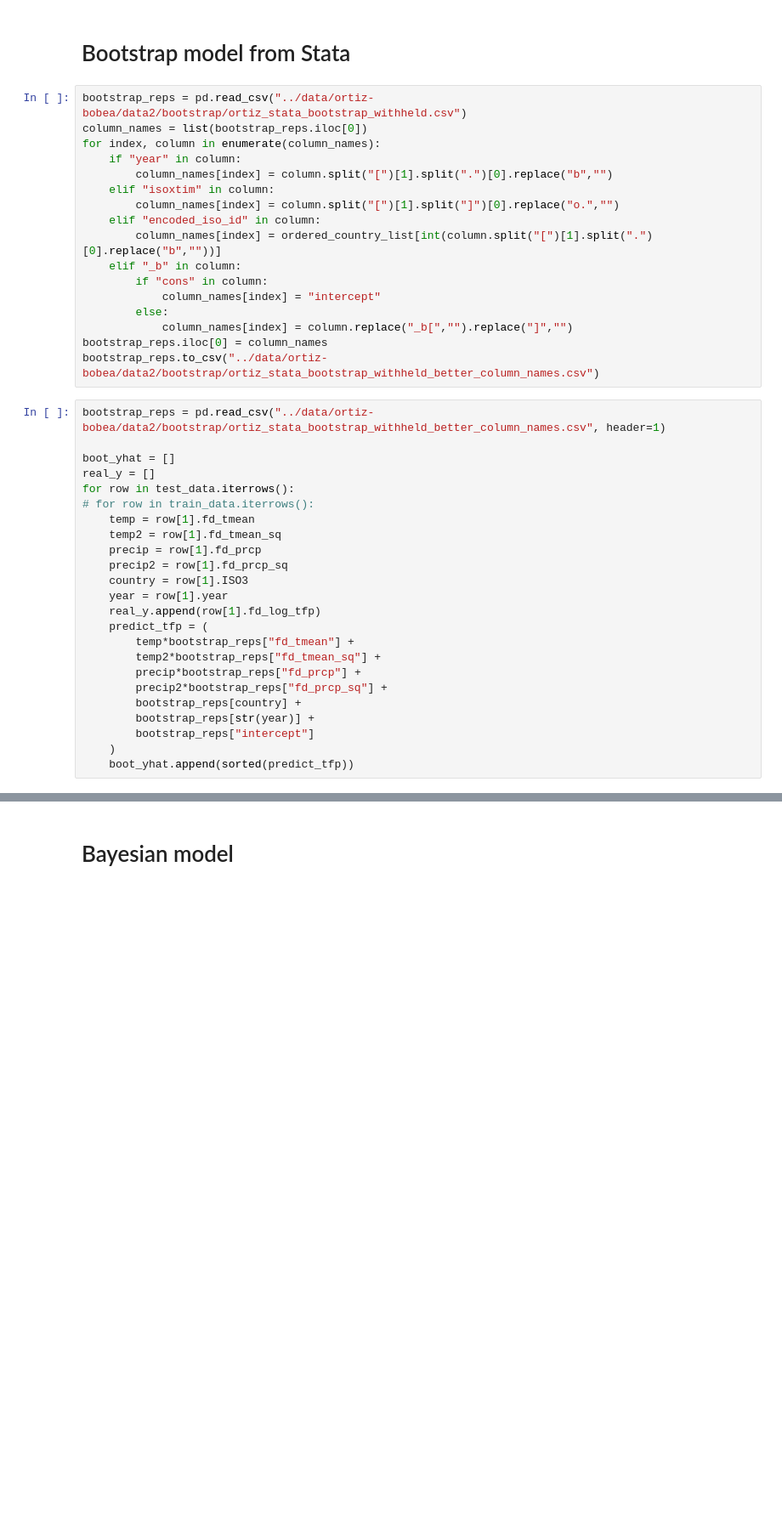
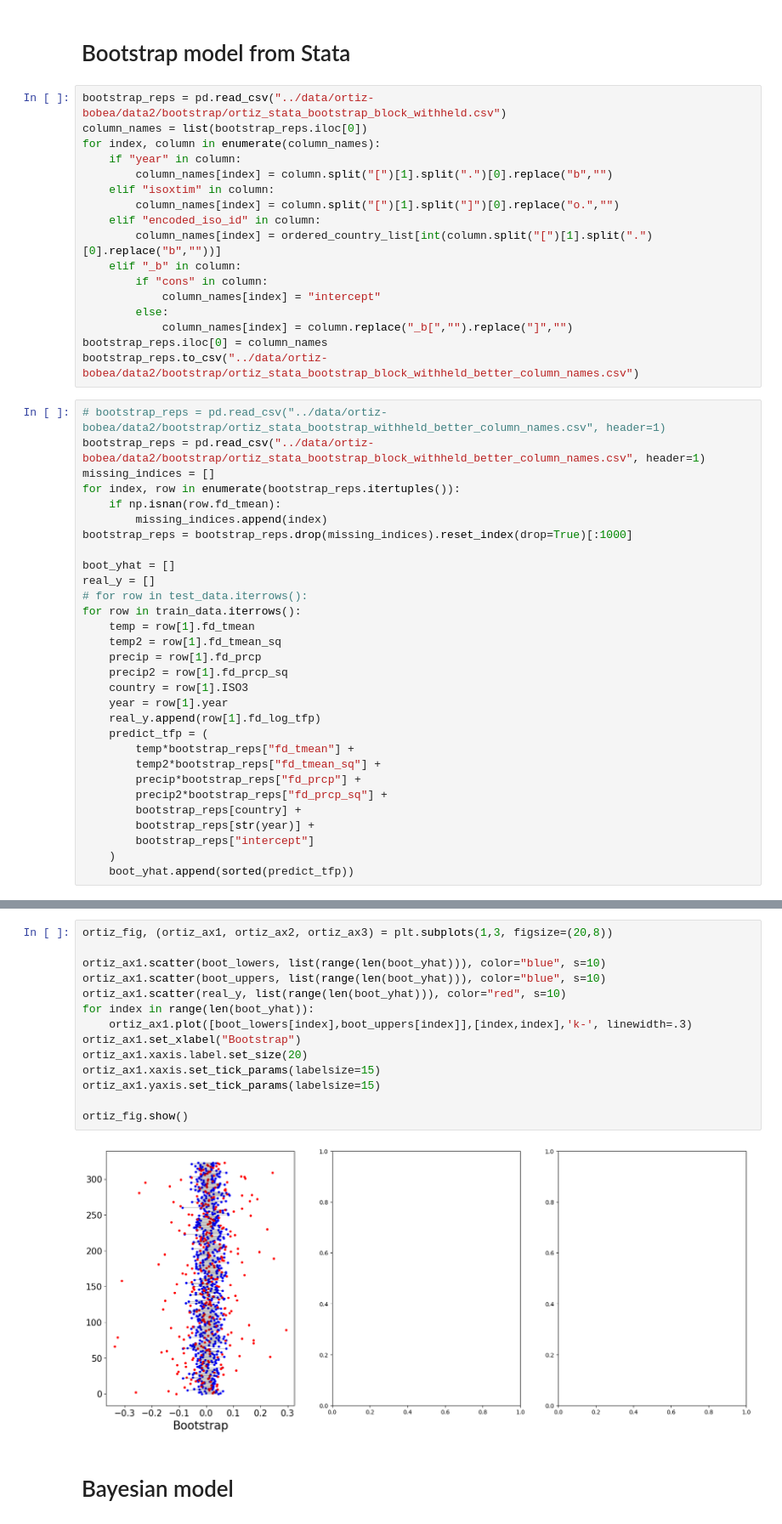
Before and after one commit to greenguy33/environmental-bayesian-modeling, a Jupyter notebook: notebooks/Nature_uncertainty_comparison.ipynb, the cells around one changed output, grey strips where cells are left out. Shown at 85% size. Drawn from its saved outputs; the diff is of its cells as text; blank space fills up the shorter version.

```diff
--- a/notebooks/Nature_uncertainty_comparison.ipynb
+++ b/notebooks/Nature_uncertainty_comparison.ipynb
@@ -354,7 +537,7 @@ print(out_range / len(delta_yhat))
 # %% [markdown]
 # Bootstrap model from Stata
 # %%
-bootstrap_reps = pd.read_csv("../data/ortiz-bobea/data2/bootstrap/ortiz_stata_bootstrap_withheld.csv")
+bootstrap_reps = pd.read_csv("../data/ortiz-bobea/data2/bootstrap/ortiz_stata_bootstrap_block_withheld.csv")
 column_names = list(bootstrap_reps.iloc[0])
 for index, column in enumerate(column_names):
     if "year" in column:
@@ -369,14 +552,20 @@ for index, column in enumerate(column_names):
         else:
             column_names[index] = column.replace("_b[","").replace("]","")
 bootstrap_reps.iloc[0] = column_names
-bootstrap_reps.to_csv("../data/ortiz-bobea/data2/bootstrap/ortiz_stata_bootstrap_withheld_better_column_names.csv")
+bootstrap_reps.to_csv("../data/ortiz-bobea/data2/bootstrap/ortiz_stata_bootstrap_block_withheld_better_column_names.csv")
 # %%
-bootstrap_reps = pd.read_csv("../data/ortiz-bobea/data2/bootstrap/ortiz_stata_bootstrap_withheld_better_column_names.csv", header=1)
+# bootstrap_reps = pd.read_csv("../data/ortiz-bobea/data2/bootstrap/ortiz_stata_bootstrap_withheld_better_column_names.csv", header=1)
+bootstrap_reps = pd.read_csv("../data/ortiz-bobea/data2/bootstrap/ortiz_stata_bootstrap_block_withheld_better_column_names.csv", header=1)
+missing_indices = []
+for index, row in enumerate(bootstrap_reps.itertuples()):
+    if np.isnan(row.fd_tmean):
+        missing_indices.append(index)
+bootstrap_reps = bootstrap_reps.drop(missing_indices).reset_index(drop=True)[:1000]
 
 boot_yhat = []
 real_y = []
-for row in test_data.iterrows():
-# for row in train_data.iterrows():
+# for row in test_data.iterrows():
+for row in train_data.iterrows():
     temp = row[1].fd_tmean
     temp2 = row[1].fd_tmean_sq
     precip = row[1].fd_prcp
@@ -413,3 +602,19 @@ print(out_range/len(boot_yhat))
+# %%
+ortiz_fig, (ortiz_ax1, ortiz_ax2, ortiz_ax3) = plt.subplots(1,3, figsize=(20,8))
+
+ortiz_ax1.scatter(boot_lowers, list(range(len(boot_yhat))), color="blue", s=10)
+ortiz_ax1.scatter(boot_uppers, list(range(len(boot_yhat))), color="blue", s=10)
+ortiz_ax1.scatter(real_y, list(range(len(boot_yhat))), color="red", s=10)
+for index in range(len(boot_yhat)):
+    ortiz_ax1.plot([boot_lowers[index],boot_uppers[index]],[index,index],'k-', linewidth=.3)
+ortiz_ax1.set_xlabel("Bootstrap")
+ortiz_ax1.xaxis.label.set_size(20)
+ortiz_ax1.xaxis.set_tick_params(labelsize=15)
+ortiz_ax1.yaxis.set_tick_params(labelsize=15)
+
+ortiz_fig.show()
+# %% [output]
+[figure, added]
 # %% [markdown]
 # Bayesian model
 # %%
```
Also changed, not shown: parts of 15 cells of this notebook, 36 other files.
